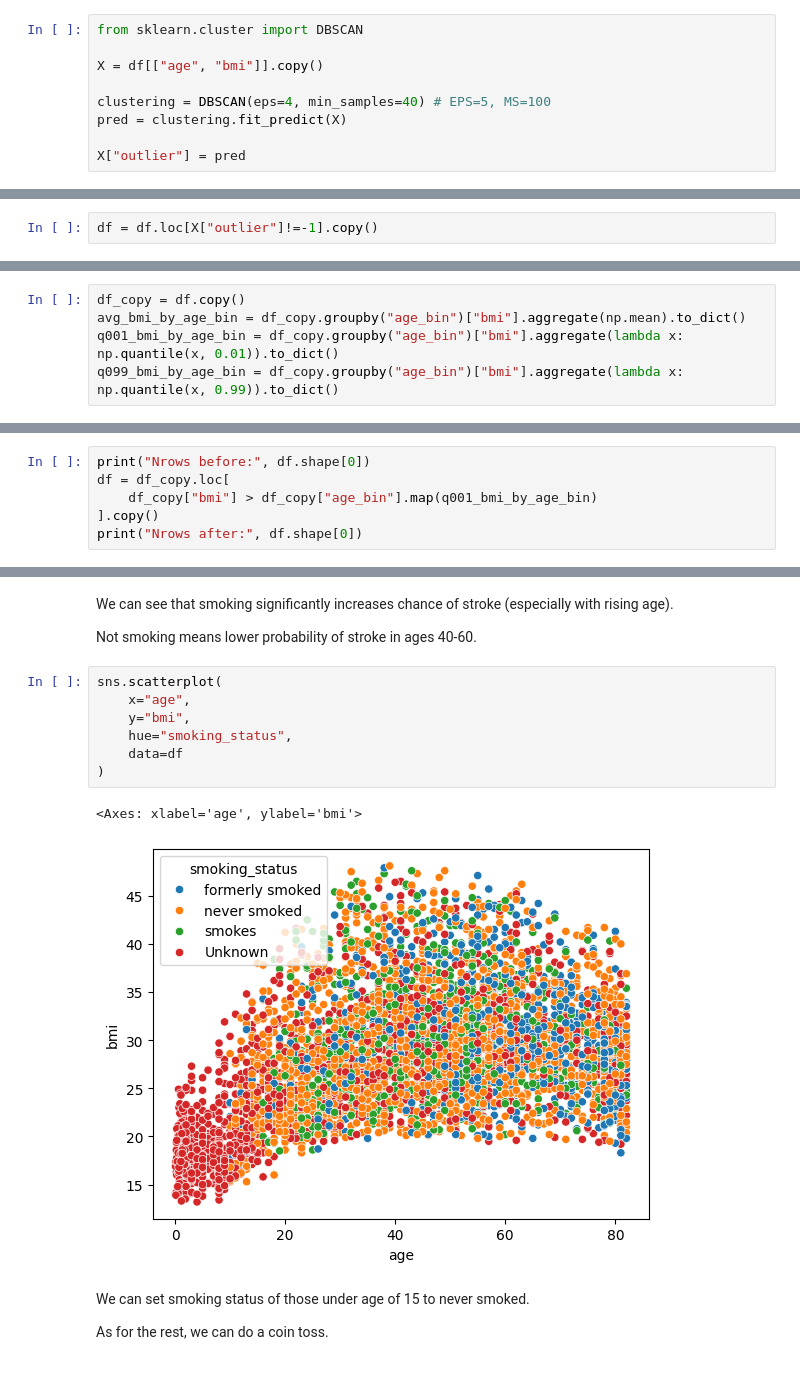
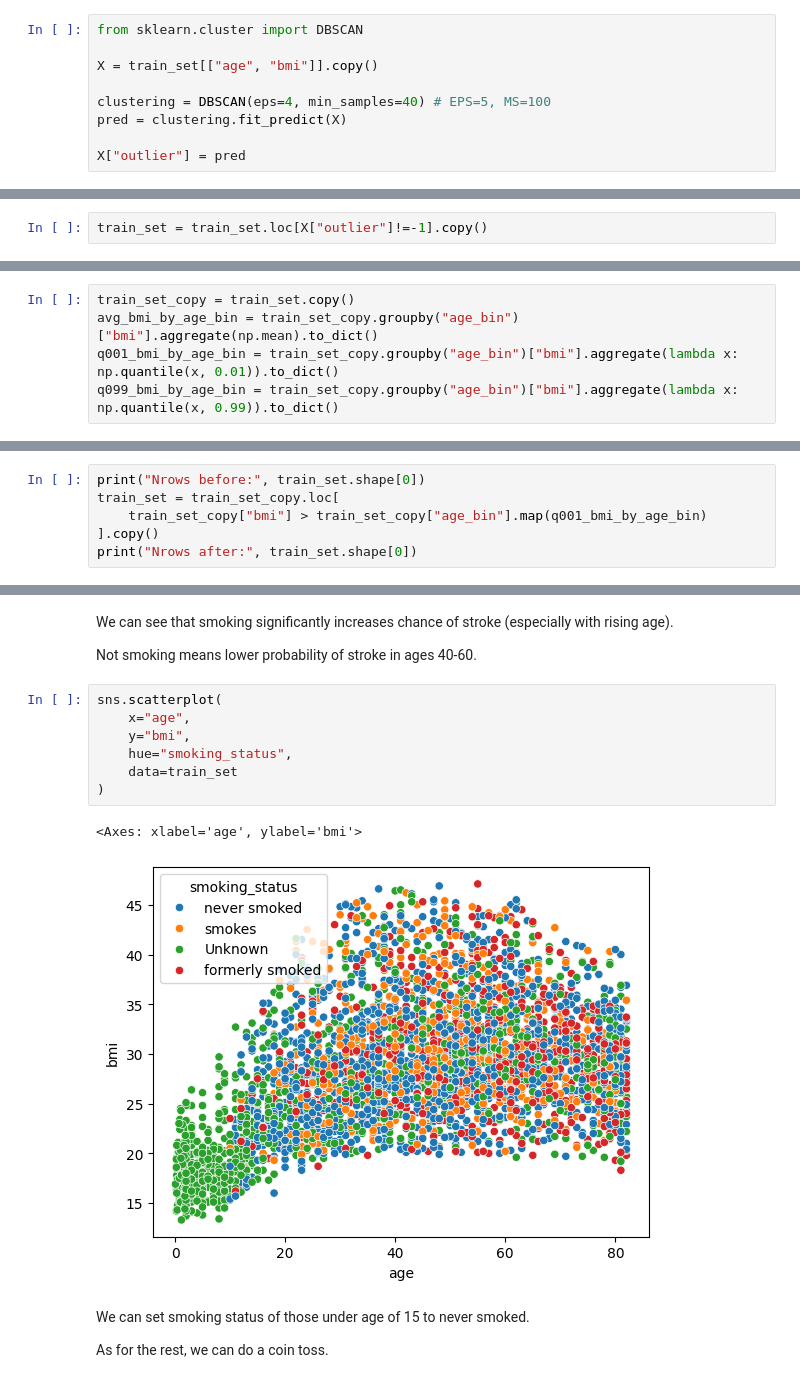
Before and after one commit to Yes-and/ml1-semestral-project, a Jupyter notebook: exploratory_data_analysis.ipynb, the cells around one changed output, grey strips where cells are left out. Cells and saved outputs as stored; diff of their text form.

Commit message:
Update exploratory_data_analysis.ipynb
Change outlier removal process to prevent data leakage

```diff
--- a/exploratory_data_analysis.ipynb
+++ b/exploratory_data_analysis.ipynb
@@ -531,7 +582,7 @@ Hmm this doesn't isolate outliers very well, let's try a different method.
 # %%
 from sklearn.cluster import DBSCAN
 
-X = df[["age", "bmi"]].copy()
+X = train_set[["age", "bmi"]].copy()
 
 clustering = DBSCAN(eps=4, min_samples=40) # EPS=5, MS=100
 pred = clustering.fit_predict(X)
@@ -557,13 +608,13 @@ outlier
 Name: count, dtype: int64
 # %%
-df = df.loc[X["outlier"]!=-1].copy()
+train_set = train_set.loc[X["outlier"]!=-1].copy()
 # %% [markdown]
 Let's repeat it.
 # %%
-df_copy = df.copy()
-avg_bmi_by_age_bin = df_copy.groupby("age_bin")["bmi"].aggregate(np.mean).to_dict()
-q001_bmi_by_age_bin = df_copy.groupby("age_bin")["bmi"].aggregate(lambda x: np.quantile(x, 0.01)).to_dict()
-q099_bmi_by_age_bin = df_copy.groupby("age_bin")["bmi"].aggregate(lambda x: np.quantile(x, 0.99)).to_dict()
+train_set_copy = train_set.copy()
+avg_bmi_by_age_bin = train_set_copy.groupby("age_bin")["bmi"].aggregate(np.mean).to_dict()
+q001_bmi_by_age_bin = train_set_copy.groupby("age_bin")["bmi"].aggregate(lambda x: np.quantile(x, 0.01)).to_dict()
+q099_bmi_by_age_bin = train_set_copy.groupby("age_bin")["bmi"].aggregate(lambda x: np.quantile(x, 0.99)).to_dict()
 # %%
 sns.scatterplot(
     x="age",
@@ -587,9 +638,9 @@ plt.show()
 # %% [markdown]
 We will remove the values below the lower bound (because there is more naturally more variance in overweight bmi than in underweight bmi.)
 # %%
-print("Nrows before:", df.shape[0])
-df = df_copy.loc[
-    df_copy["bmi"] > df_copy["age_bin"].map(q001_bmi_by_age_bin)
+print("Nrows before:", train_set.shape[0])
+train_set = train_set_copy.loc[
+    train_set_copy["bmi"] > train_set_copy["age_bin"].map(q001_bmi_by_age_bin)
 ].copy()
-print("Nrows after:", df.shape[0])
+print("Nrows after:", train_set.shape[0])
 # %% [output]
@@ -624,13 +675,13 @@ Not smoking means lower probability of stroke in ages 40-60.
 # %%
 sns.scatterplot(
     x="age",
     y="bmi",
     hue="smoking_status",
-    data=df
+    data=train_set
 )
 # %% [output]
 <Axes: xlabel='age', ylabel='bmi'>
-[figure, old version]
+[figure, new version]
 # %% [markdown]
 We can set smoking status of those under age of 15 to never smoked.
 
```
Also changed, not shown: parts of 69 cells of this notebook.
